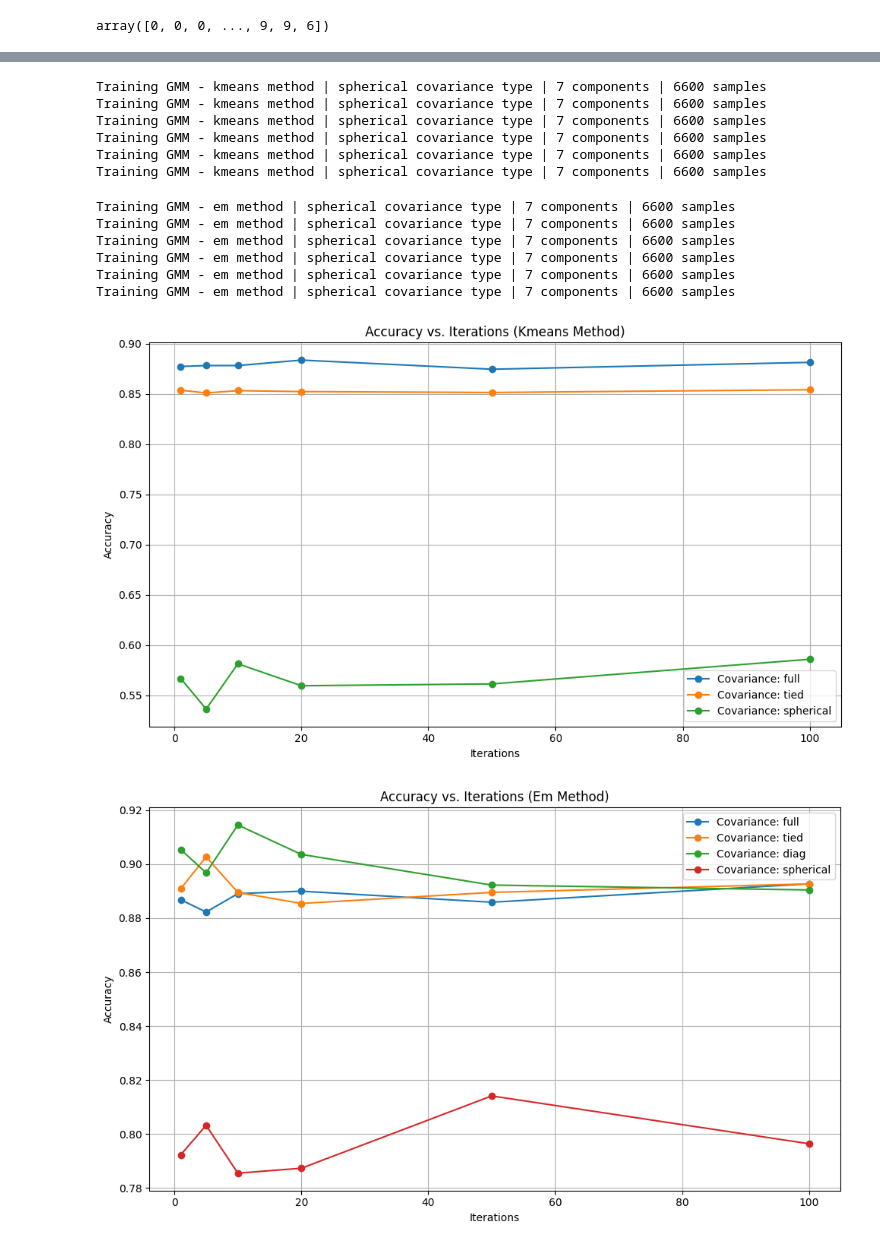
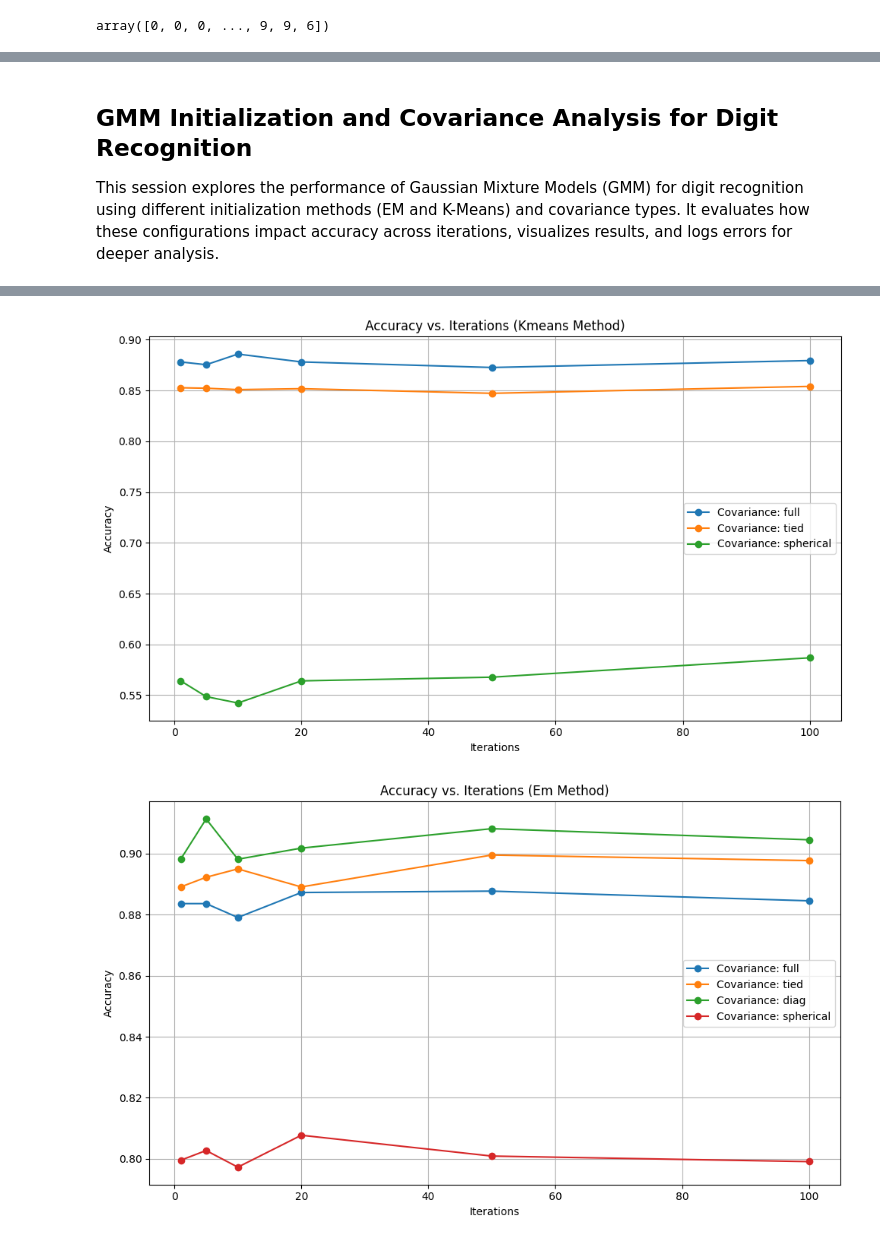
Before and after one commit to Wanghley/speech-digit-recognition, a Jupyter notebook: src/digit_acoustic_prediction.ipynb, the cells around one changed output, grey strips where cells are left out. Drawn from its saved outputs; the diff is of its cells as text; code cells hidden in the pictures.

```diff
--- a/src/digit_acoustic_prediction.ipynb
+++ b/src/digit_acoustic_prediction.ipynb
@@ -67,10 +67,10 @@ class DigitClassification:
         :param X_train: Training data.
         :param y_train: Training labels.
         """
-        print(
-            f"Training GMM - {self.method} method | {self.covariance_type} covariance type | "
-            f"{self.n_components[0]} components | {len(X_train)} samples"
-        )
+        # print(
+        #     f"Training GMM - {self.method} method | {self.covariance_type} covariance type | "
+        #     f"{self.n_components[0]} components | {len(X_train)} samples"
+        # )
         for digit in tqdm(self.digits, desc="Fitting digits in GMM", colour="green", leave=self.info_persistent, position=0, disable=not self.info_persistent, dynamic_ncols=True):
             X_digit = X_train[y_train == digit]
             if self.method == "kmeans":
@@ -259,3 +257,7 @@ Accuracy: 0.8977272727272727
+# %% [markdown]
+## GMM Initialization and Covariance Analysis for Digit Recognition
+
+This session explores the performance of Gaussian Mixture Models (GMM) for digit recognition using different initialization methods (EM and K-Means) and covariance types. It evaluates how these configurations impact accuracy across iterations, visualizes results, and logs errors for deeper analysis.
 # %%
 covariance_types = ['full', 'tied', 'diag', 'spherical']
 methods = ['kmeans', 'em']
@@ -273,17 +275,6 @@ results = {
     "Accuracy": []
 }
 # %%
-# Initialize logging
-logging.basicConfig(filename="training_errors.log", level=logging.ERROR)
-
-# Initialize a dictionary to store results
-results = {
-    "Covariance": [],
-    "Method": [],
-    "Iteration": [],
-    "Accuracy": []
-}
-
 # Prepare data for plotting
 plot_data = {method: {cov: [] for cov in covariance_types} for method in methods}
 
@@ -330,5 +321,10 @@ for method in methods:
     plt.grid(True)
     plt.legend()
     plt.tight_layout()
+    plt.savefig(f"../assets/accuracy_vs_iterations_{method}.png")
     plt.show()
+
+# Convert results to DataFrame
+df_results = pd.DataFrame(results)
+df_results.to_csv("../data/results-accuracy-vs-interations-covariance.csv", index=False)
 # %% [output]
@@ -371,14 +331,2 @@ Training GMM - em method | diag covariance type | 7 components | 6600 samples
-Training GMM - kmeans method | spherical covariance type | 7 components | 6600 samples
-Training GMM - kmeans method | spherical covariance type | 7 components | 6600 samples
-Training GMM - kmeans method | spherical covariance type | 7 components | 6600 samples
-Training GMM - kmeans method | spherical covariance type | 7 components | 6600 samples
-Training GMM - kmeans method | spherical covariance type | 7 components | 6600 samples
-Training GMM - kmeans method | spherical covariance type | 7 components | 6600 samples
-Training GMM - em method | spherical covariance type | 7 components | 6600 samples
-Training GMM - em method | spherical covariance type | 7 components | 6600 samples
-Training GMM - em method | spherical covariance type | 7 components | 6600 samples
-Training GMM - em method | spherical covariance type | 7 components | 6600 samples
-Training GMM - em method | spherical covariance type | 7 components | 6600 samples
-Training GMM - em method | spherical covariance type | 7 components | 6600 samples
-[figure, old version]
+[figure, new version]
-[figure, old version]
+[figure, new version]
```
Also changed, not shown: parts of 19 cells of this notebook.
